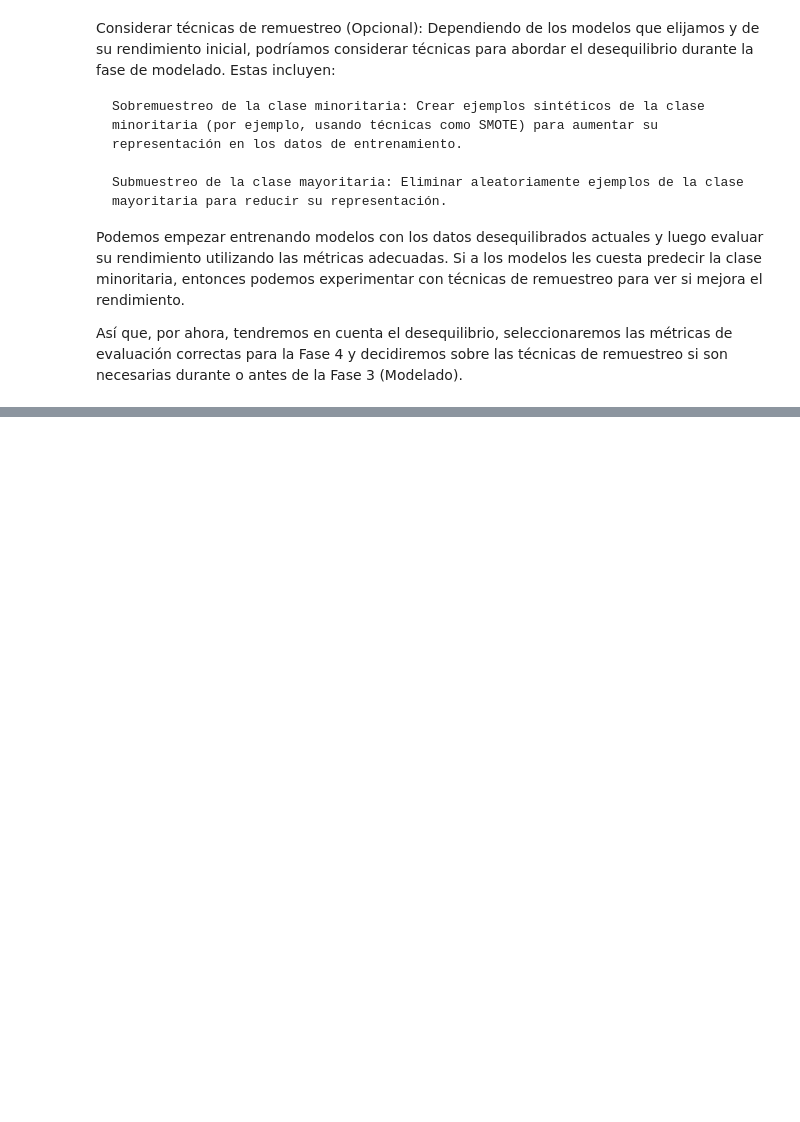
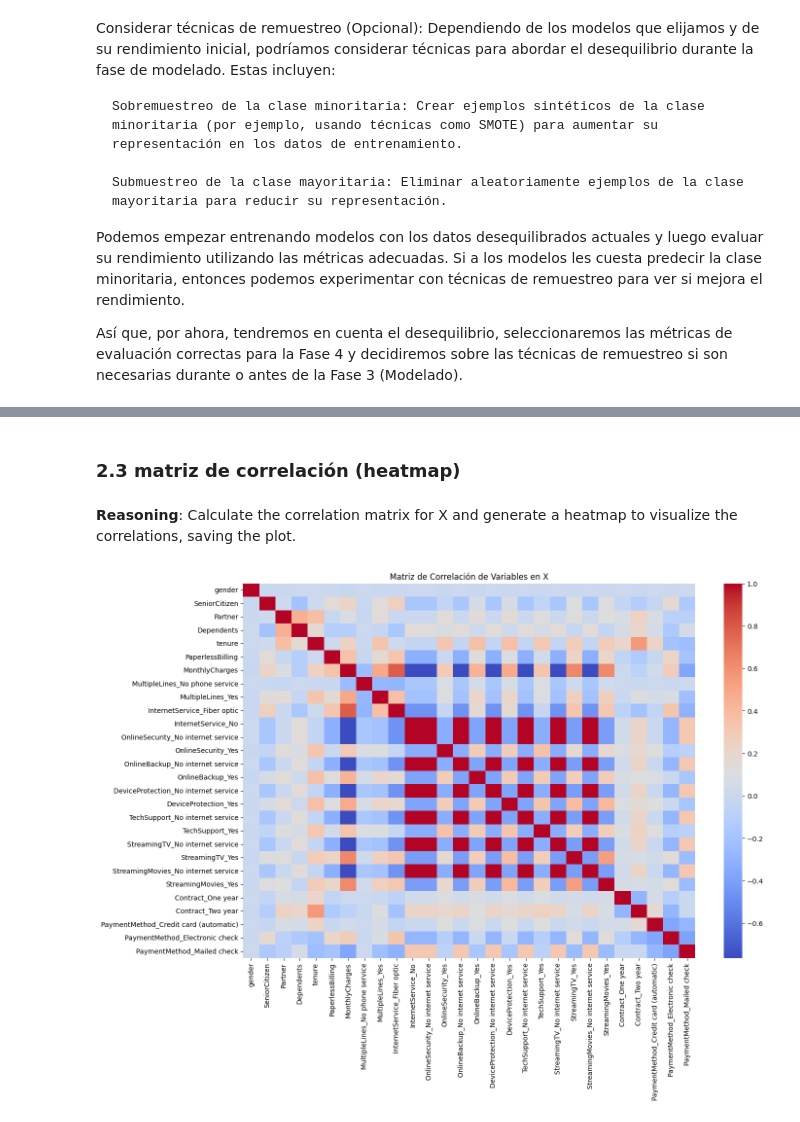
Before and after one commit to mauloredo/Challenge_Telecom_X2, a Jupyter notebook: x2.ipynb, the cells around one changed output, grey strips where cells are left out. Saved outputs shown, nothing was run; the diff lists cells and outputs as text; code cells hidden in the pictures; blank space fills up the shorter version.

```diff
--- a/x2.ipynb
+++ b/x2.ipynb
@@ -1220,0 +1301,21 @@ Así que, por ahora, tendremos en cuenta el desequilibrio, seleccionaremos las m
+# %% [markdown]
+### 2.3 matriz de correlación (heatmap)
+# %% [markdown]
+**Reasoning**:
+Calculate the correlation matrix for X and generate a heatmap to visualize the correlations, saving the plot.
+# %%
+# Calculate the correlation matrix for the DataFrame X
+correlation_matrix_X = X.corr()
+
+# Create a heatmap of the correlation matrix
+plt.figure(figsize=(15, 10)) # Adjust figure size for better readability
+sns.heatmap(correlation_matrix_X, cmap='coolwarm', annot=False) # annot=False to avoid clutter
+plt.title("Matriz de Correlación de Variables en X")
+
+# Save the heatmap
+plt.savefig("heatmap_correlation_X.png")
+
+# Display the heatmap
+plt.show()
+# %% [output]
+[figure, added]
```
Also changed, not shown: parts of 19 cells of this notebook.
